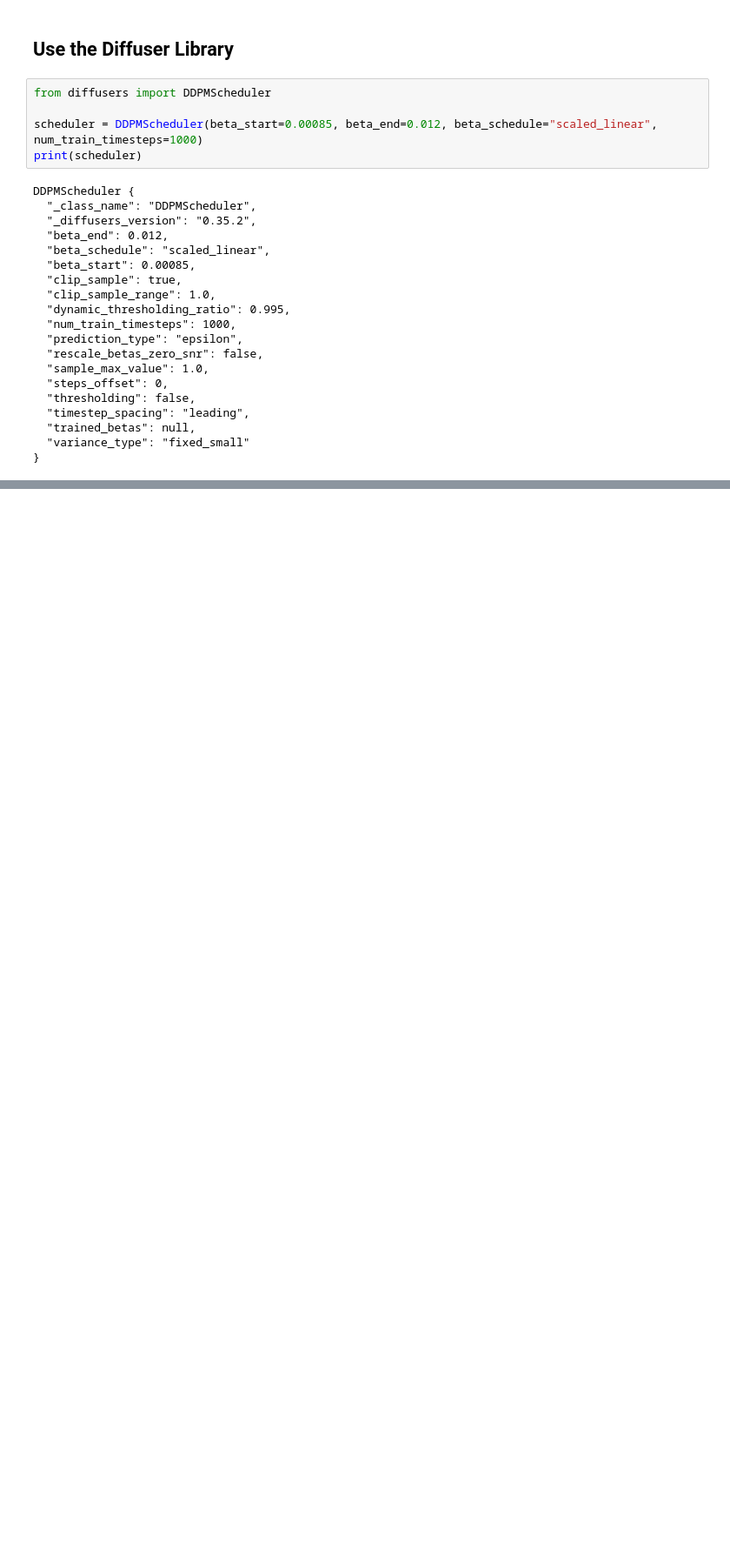
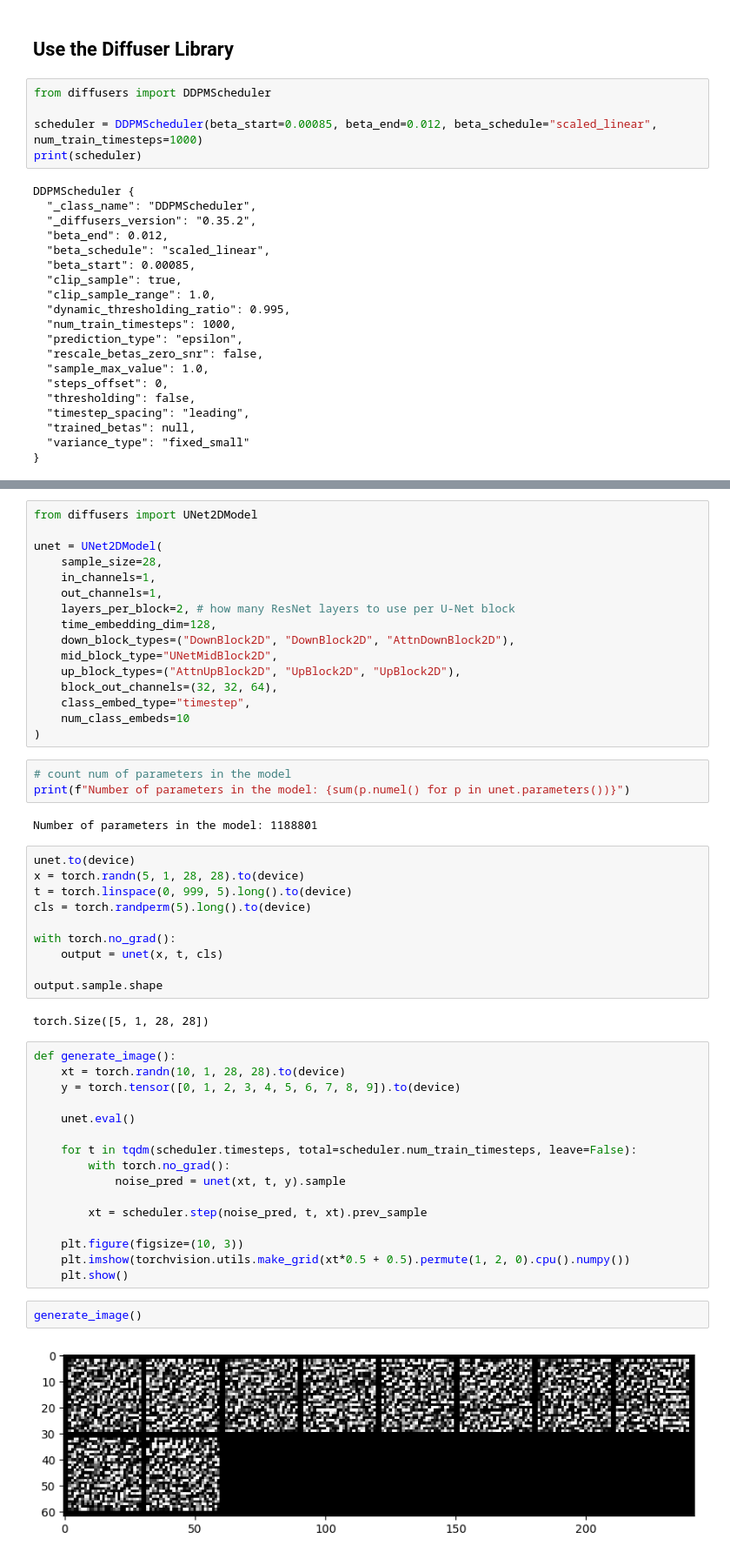
Before and after one commit to llorenscapotorres/Data_Generation, a Jupyter notebook: diffusion_mnist.ipynb, the cells around one changed output, grey strips where cells are left out. Shown at 87% size. Drawn from its saved outputs; the diff is of its cells as text; blank space fills up the shorter version.

Commit message:
Generating MNIST digits using Diffusion Model with attention from Hugging Face

```diff
--- a/diffusion_mnist.ipynb
+++ b/diffusion_mnist.ipynb
@@ -357,0 +360,53 @@ for t in range(scheduler.num_train_timesteps):
+# %%
+from diffusers import UNet2DModel
+
+unet = UNet2DModel(
+    sample_size=28,
+    in_channels=1,
+    out_channels=1,
+    layers_per_block=2, # how many ResNet layers to use per U-Net block
+    time_embedding_dim=128,
+    down_block_types=("DownBlock2D", "DownBlock2D", "AttnDownBlock2D"),
+    mid_block_type="UNetMidBlock2D",
+    up_block_types=("AttnUpBlock2D", "UpBlock2D", "UpBlock2D"),
+    block_out_channels=(32, 32, 64),
+    class_embed_type="timestep",
+    num_class_embeds=10
+)
+# %%
+# count num of parameters in the model
+print(f"Number of parameters in the model: {sum(p.numel() for p in unet.parameters())}")
+# %% [output]
+Number of parameters in the model: 1188801
+# %%
+unet.to(device)
+x = torch.randn(5, 1, 28, 28).to(device)
+t = torch.linspace(0, 999, 5).long().to(device)
+cls = torch.randperm(5).long().to(device)
+
+with torch.no_grad():
+    output = unet(x, t, cls)
+
+output.sample.shape
+# %% [output]
+torch.Size([5, 1, 28, 28])
+# %%
+def generate_image():
+    xt = torch.randn(10, 1, 28, 28).to(device)
+    y = torch.tensor([0, 1, 2, 3, 4, 5, 6, 7, 8, 9]).to(device)
+
+    unet.eval()
+
+    for t in tqdm(scheduler.timesteps, total=scheduler.num_train_timesteps, leave=False):
+        with torch.no_grad():
+            noise_pred = unet(xt, t, y).sample
+
+        xt = scheduler.step(noise_pred, t, xt).prev_sample
+
+    plt.figure(figsize=(10, 3))
+    plt.imshow(torchvision.utils.make_grid(xt*0.5 + 0.5).permute(1, 2, 0).cpu().numpy())
+    plt.show()
+# %%
+generate_image()
+# %% [output]
+[figure, added]
```
Also changed, not shown: parts of 6 cells of this notebook.
